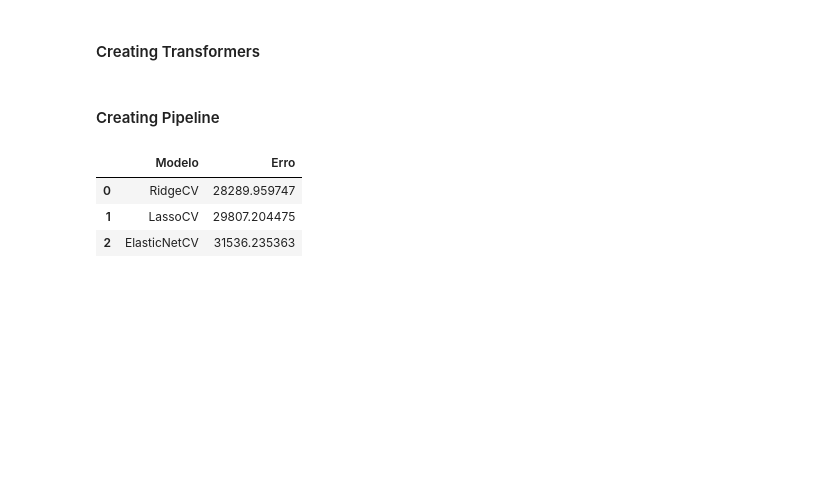
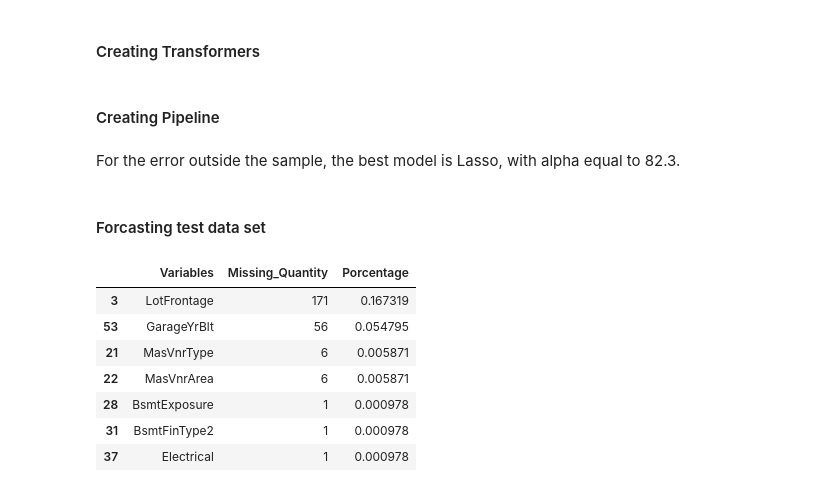
Before and after one commit to iasuu/stat_learning, a Jupyter notebook: SCRIPT/modelagem.ipynb, the cells around one changed output. Drawn from its saved outputs; the diff is of its cells as text; code cells hidden in the pictures; blank space fills up the shorter version.

```diff
--- a/SCRIPT/modelagem.ipynb
+++ b/SCRIPT/modelagem.ipynb
@@ -376,34 +378,33 @@ prepocessing = ColumnTransformer([
 # %% [markdown]
 #### Creating Pipeline
 # %%
-cv = RepeatedKFold(n_splits=5, n_repeats=3, random_state=11218195)
+########################## This was used to search optimals alphas and l1 ######################
+# cv = RepeatedKFold(n_splits=5, n_repeats=3, random_state=11218195)
 
-models_regression = [
-    linear_model.RidgeCV(alphas=np.arange(49.91, 50.01, 0.01), cv = cv),
-    linear_model.LassoCV(alphas=np.arange(192, 193.01, 0.01), cv = cv, tol = 0.1, n_jobs=-1),
-    linear_model.ElasticNetCV(l1_ratio=np.arange(0.01, 1.01, 0.01), alphas=[0.01, 0.1, 1, 10, 20, 50, 100], cv = cv, n_jobs=-1, tol=0.1)
-]
+# models_regression = [
+#     linear_model.RidgeCV(alphas=19.1, cv = cv),
+#     linear_model.LassoCV(alphas=np.arange(80, 100, 0.1), cv = cv, tol = 0.001, n_jobs=-1, max_iter=1000)
+#     linear_model.ElasticNetCV(l1_ratio=0.5, alphas=0.04, cv = cv, n_jobs=-1, tol=0.001, max_iter=1000)
+# ]
 
-models_stepwise = [
-    SequentialFeatureSelector(linear_model.LinearRegression(), cv=cv, direction='forward', n_jobs=-1),
-    SequentialFeatureSelector(linear_model.LinearRegression(), cv=cv, direction='backwaard', n_jobs=-1)
-]
+# erros = []
 
-erros = []
+# for model in models_regression:
+#     pipeline = Pipeline(
+#         steps=[('pre_processing', prepocessing),
+#                ('model', model)]
+#     )
+#     pipeline.fit(x_train, y_train)
+#     predict = pipeline.predict(x_validation)
+#     model_name = type(model).__name__
+#     erros.append([model_name, np.sqrt(mean_squared_error(y_validation, predict))])
 
-for model in models_regression:
-    pipeline = Pipeline(
-        steps=[('pre_processing', prepocessing),
-               ('model', model)]
-    )
-    pipeline.fit(x_train, y_train)
-    predict = pipeline.predict(x_validation)
-    model_name = type(model).__name__
-    erros.append([model_name, np.sqrt(mean_squared_error(y_validation, predict))])
+#     if model_name != 'ElasticNetCV':
+#         modelo = pipeline[1]
+#         lambd = modelo.alpha_
+#         print("Optimal lambda for", model_name, ": ", lambd)
 
-pd.DataFrame(erros).rename(columns={0: 'Modelo', 1: 'Erro'})
+#     else:
+#         modelo = pipeline[1]
+#         lambd = modelo.alpha_
+#         print("Optimal (lambda, l1) for", model_name, ": ", (modelo.alpha_, modelo.l1_ratio_))
-# %% [output]
-|  | Modelo | Erro |
-| 0 | RidgeCV | 28289.959747 |
-| 1 | LassoCV | 29807.204475 |
-| 2 | ElasticNetCV | 31536.235363 |
@@ -409,0 +450,15 @@ pd.DataFrame(erros).rename(columns={0: 'Modelo', 1: 'Erro'})
+# %% [markdown]
+For the error outside the sample, the best model is Lasso, with alpha equal to 82.3.
+# %% [markdown]
+#### Forcasting test data set
+# %%
+missing_value(x_train)
+# %% [output]
+|  | Variables | Missing_Quantity | Porcentage |
+| 3 | LotFrontage | 171 | 0.167319 |
+| 53 | GarageYrBlt | 56 | 0.054795 |
+| 21 | MasVnrType | 6 | 0.005871 |
+| 22 | MasVnrArea | 6 | 0.005871 |
+| 28 | BsmtExposure | 1 | 0.000978 |
+| 31 | BsmtFinType2 | 1 | 0.000978 |
+| 37 | Electrical | 1 | 0.000978 |
```
Also changed, not shown: parts of 11 cells of this notebook, 3 other files.
